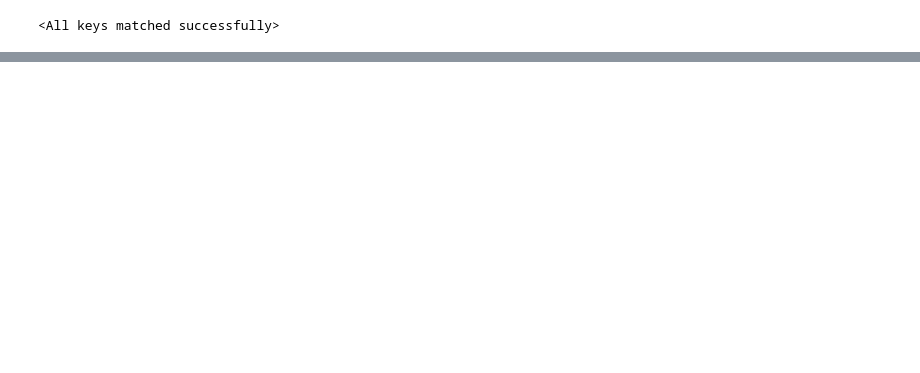
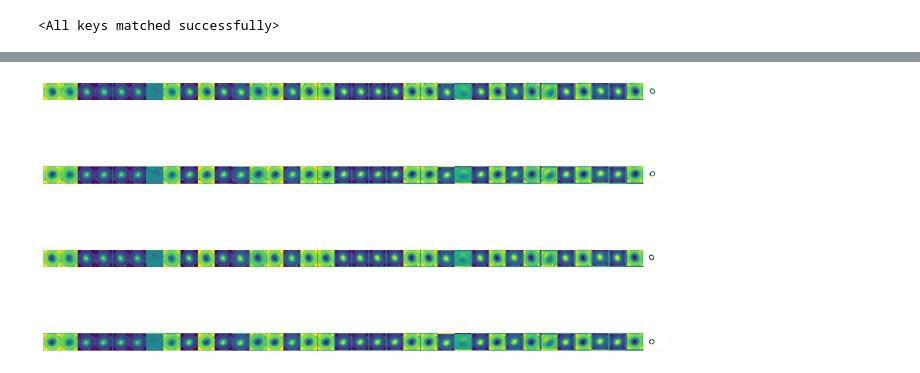
Before and after one commit to snehjp2/GCNNMorphology, a Jupyter notebook: src/notebooks/vis_model.ipynb, the cells around one changed output, grey strips where cells are left out. Cells and saved outputs as stored; diff of their text form; code cells hidden in the pictures; blank space fills up the shorter version.

```diff
--- a/src/notebooks/vis_model.ipynb
+++ b/src/notebooks/vis_model.ipynb
@@ -126,0 +140,4 @@ visualize_feature_maps(model_2, images)
+# %%
+visualize_feature_maps(model_3, images)
+# %% [output]
+[figure, added]
```
Also changed, not shown: parts of 8 cells of this notebook, 1 other file.
